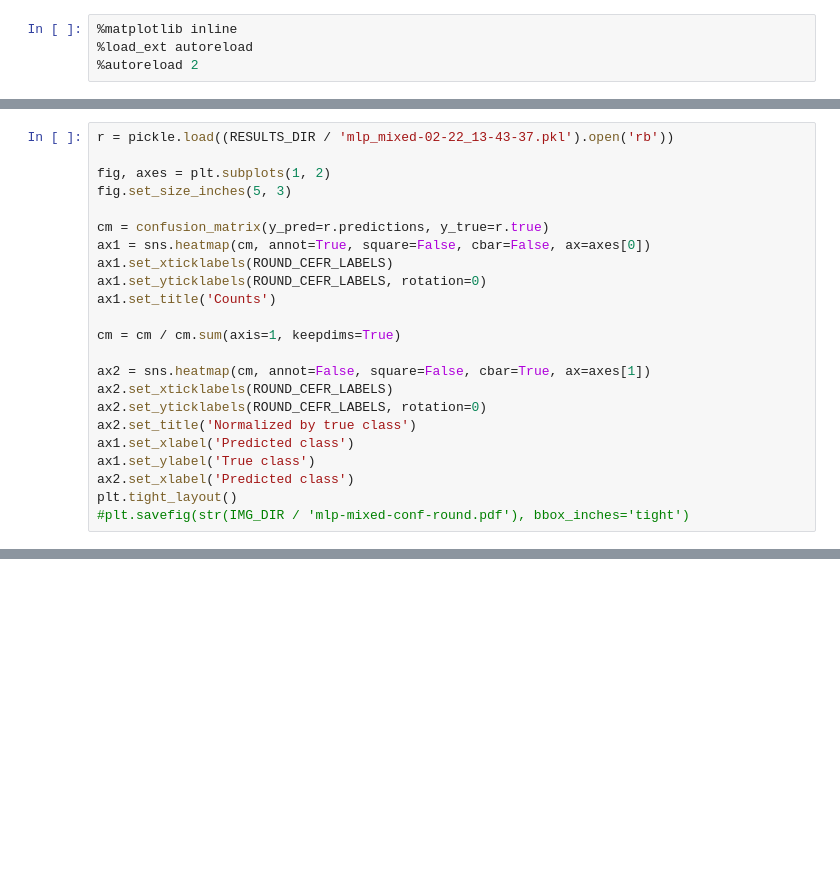
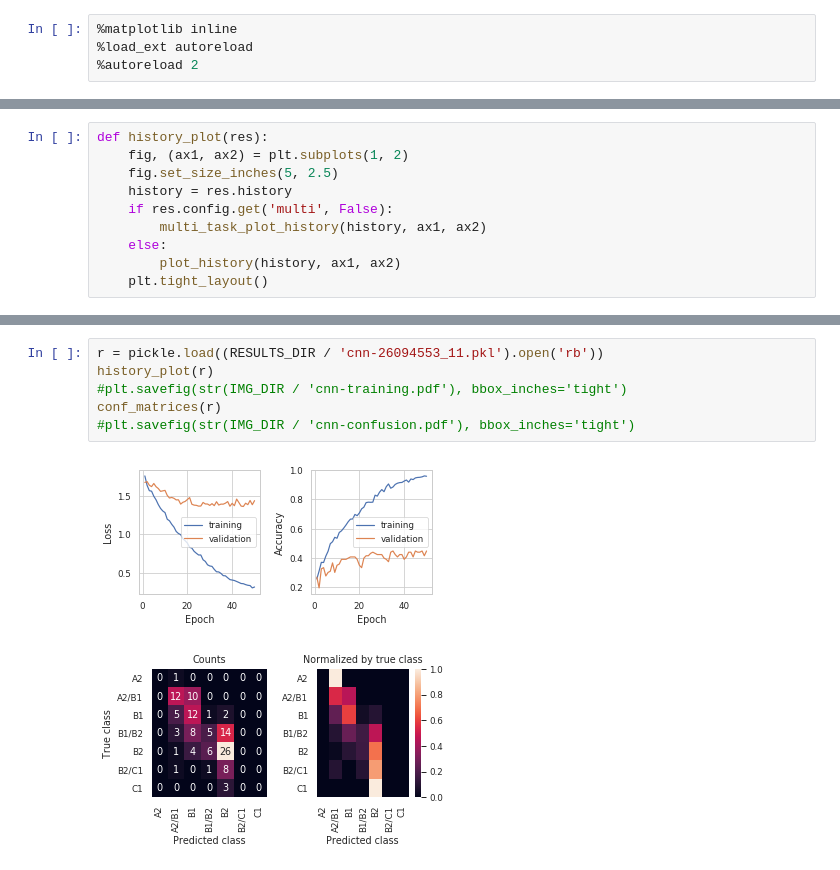
Before and after one commit to PhyloStar/NorskASK, a Jupyter notebook: notebooks/Confusion matrices.ipynb, the cells around one changed output, grey strips where cells are left out. Saved outputs shown, nothing was run; the diff lists cells and outputs as text; blank space fills up the shorter version.

```diff
--- a/notebooks/Confusion matrices.ipynb
+++ b/notebooks/Confusion matrices.ipynb
@@ -40,23 +44,0 @@ plt.setp(ax2.get_xticklabels(), rotation=90);
-# %%
-r = pickle.load((RESULTS_DIR / 'mlp_mixed-02-22_13-43-37.pkl').open('rb'))
-
-fig, axes = plt.subplots(1, 2)
-fig.set_size_inches(5, 3)
-
-cm = confusion_matrix(y_pred=r.predictions, y_true=r.true)
-ax1 = sns.heatmap(cm, annot=True, square=False, cbar=False, ax=axes[0])
-ax1.set_xticklabels(ROUND_CEFR_LABELS)
-ax1.set_yticklabels(ROUND_CEFR_LABELS, rotation=0)
-ax1.set_title('Counts')
-
-cm = cm / cm.sum(axis=1, keepdims=True)
-
-ax2 = sns.heatmap(cm, annot=False, square=False, cbar=True, ax=axes[1])
-ax2.set_xticklabels(ROUND_CEFR_LABELS)
-ax2.set_yticklabels(ROUND_CEFR_LABELS, rotation=0)
-ax2.set_title('Normalized by true class')
-ax1.set_xlabel('Predicted class')
-ax1.set_ylabel('True class')
-ax2.set_xlabel('Predicted class')
-plt.tight_layout()
-#plt.savefig(str(IMG_DIR / 'mlp-mixed-conf-round.pdf'), bbox_inches='tight')
@@ -64,0 +45,10 @@ plt.tight_layout()
+# %%
+def history_plot(res):
+    fig, (ax1, ax2) = plt.subplots(1, 2)
+    fig.set_size_inches(5, 2.5)
+    history = res.history
+    if res.config.get('multi', False):
+        multi_task_plot_history(history, ax1, ax2)
+    else:
+        plot_history(history, ax1, ax2)
+    plt.tight_layout()
@@ -64,0 +67,9 @@ plt.tight_layout()
+# %%
+r = pickle.load((RESULTS_DIR / 'cnn-26094553_11.pkl').open('rb'))
+history_plot(r)
+#plt.savefig(str(IMG_DIR / 'cnn-training.pdf'), bbox_inches='tight')
+conf_matrices(r)
+#plt.savefig(str(IMG_DIR / 'cnn-confusion.pdf'), bbox_inches='tight')
+# %% [output]
+[figure, added]
+[figure, added]
```
Also changed, not shown: parts of 6 cells of this notebook, 9 other files.
